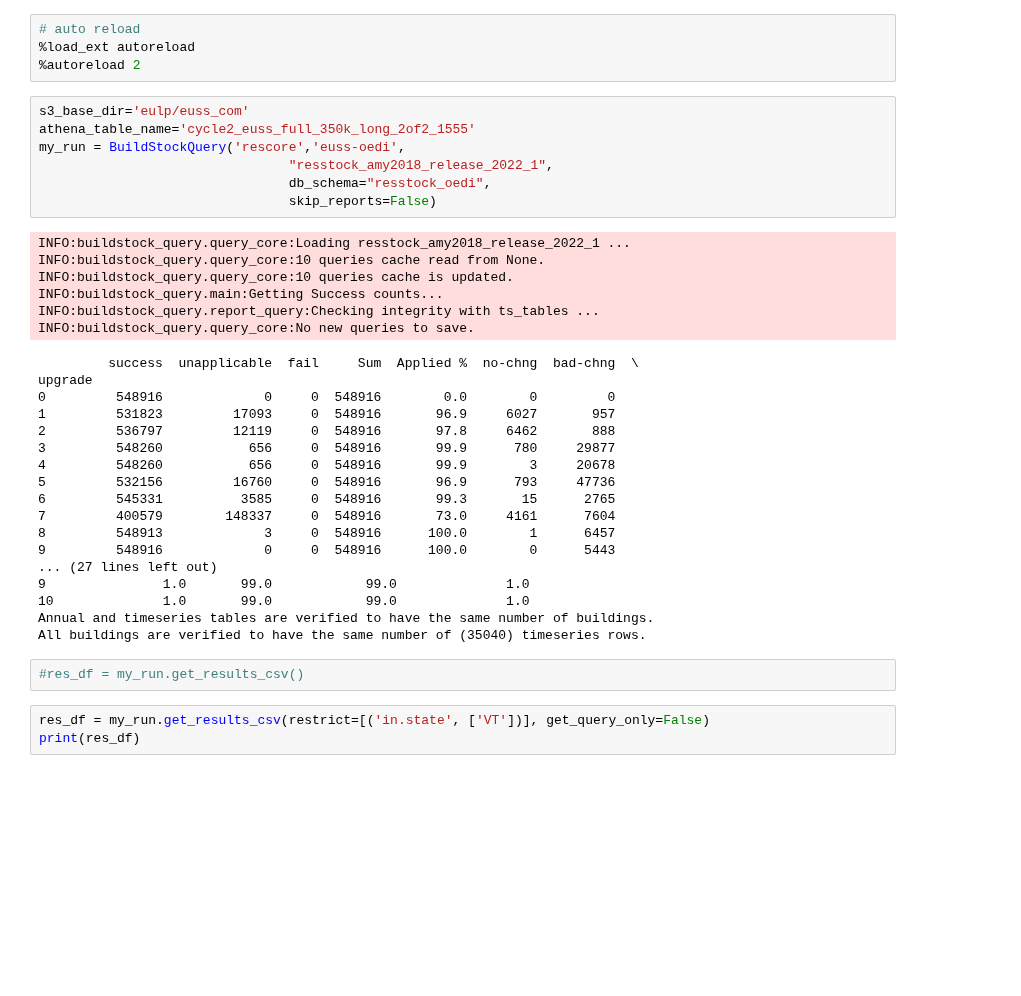
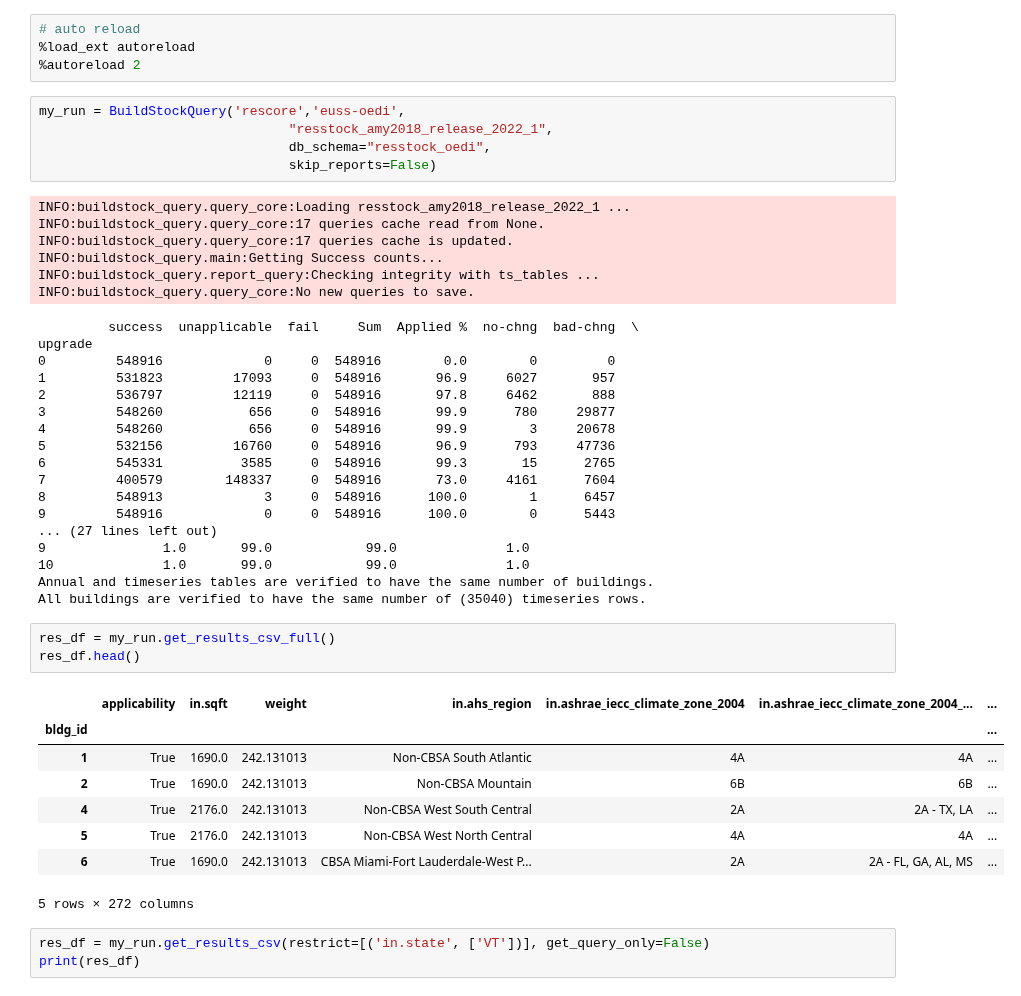
Before and after one commit to NREL/buildstock-query, a Jupyter notebook: example_usage/basic_usage_oedi.ipynb, the cells around one changed output. Drawn from its saved outputs; the diff is of its cells as text; blank space fills up the shorter version.

```diff
--- a/example_usage/basic_usage_oedi.ipynb
+++ b/example_usage/basic_usage_oedi.ipynb
@@ -6,16 +6,14 @@ import pandas as pd
 %load_ext autoreload
 %autoreload 2
 # %%
-s3_base_dir='eulp/euss_com'
-athena_table_name='cycle2_euss_full_350k_long_2of2_1555'
 my_run = BuildStockQuery('rescore','euss-oedi',
                                 "resstock_amy2018_release_2022_1",
                                 db_schema="resstock_oedi",
                                 skip_reports=False)
 # %% [output]
 INFO:buildstock_query.query_core:Loading resstock_amy2018_release_2022_1 ...
-INFO:buildstock_query.query_core:10 queries cache read from None.
-INFO:buildstock_query.query_core:10 queries cache is updated.
+INFO:buildstock_query.query_core:17 queries cache read from None.
+INFO:buildstock_query.query_core:17 queries cache is updated.
 INFO:buildstock_query.main:Getting Success counts...
 INFO:buildstock_query.report_query:Checking integrity with ts_tables ...
 INFO:buildstock_query.query_core:No new queries to save.
@@ -37,7 +35,17 @@ upgrade
 Annual and timeseries tables are verified to have the same number of buildings.
 All buildings are verified to have the same number of (35040) timeseries rows.
 # %%
-#res_df = my_run.get_results_csv()
+res_df = my_run.get_results_csv_full()
+res_df.head()
+# %% [output]
+|  | applicability | in.sqft | weight | in.ahs_region | in.ashrae_iecc_climate_zone_2004 | in.ashrae_iecc_climate_zone_2004_... | ... |
+| bldg_id |  |  |  |  |  |  | ... |
+| 1 | True | 1690.0 | 242.131013 | Non-CBSA South Atlantic | 4A | 4A | ... |
+| 2 | True | 1690.0 | 242.131013 | Non-CBSA Mountain | 6B | 6B | ... |
+| 4 | True | 2176.0 | 242.131013 | Non-CBSA West South Central | 2A | 2A - TX, LA | ... |
+| 5 | True | 2176.0 | 242.131013 | Non-CBSA West North Central | 4A | 4A | ... |
+| 6 | True | 1690.0 | 242.131013 | CBSA Miami-Fort Lauderdale-West P... | 2A | 2A - FL, GA, AL, MS | ... |
+5 rows × 272 columns
 # %%
 res_df = my_run.get_results_csv(restrict=[('in.state', ['VT'])], get_query_only=False)
 print(res_df)
```
Also changed, not shown: parts of 3 cells of this notebook, 2 other files.
